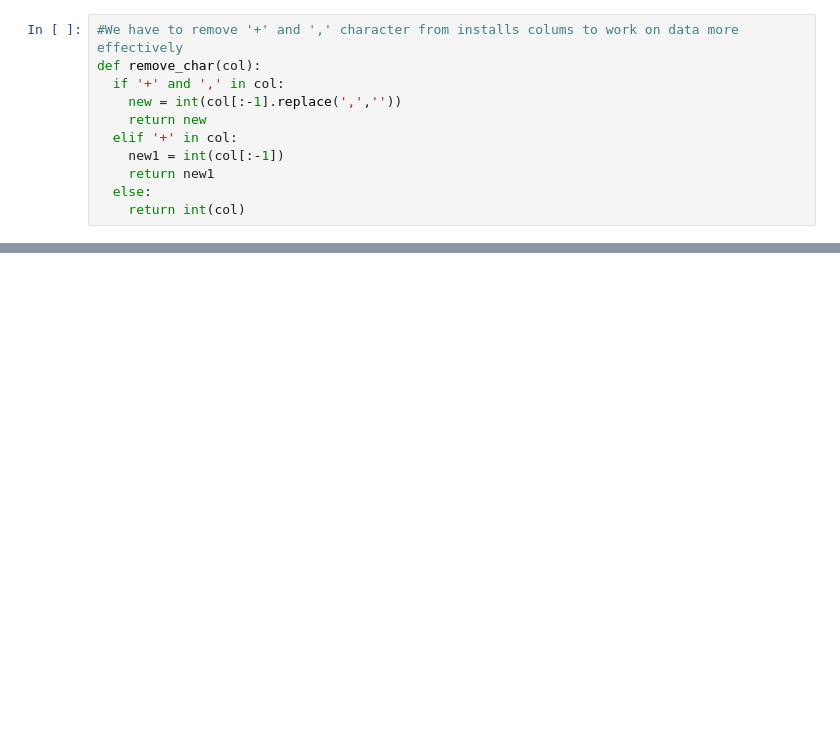
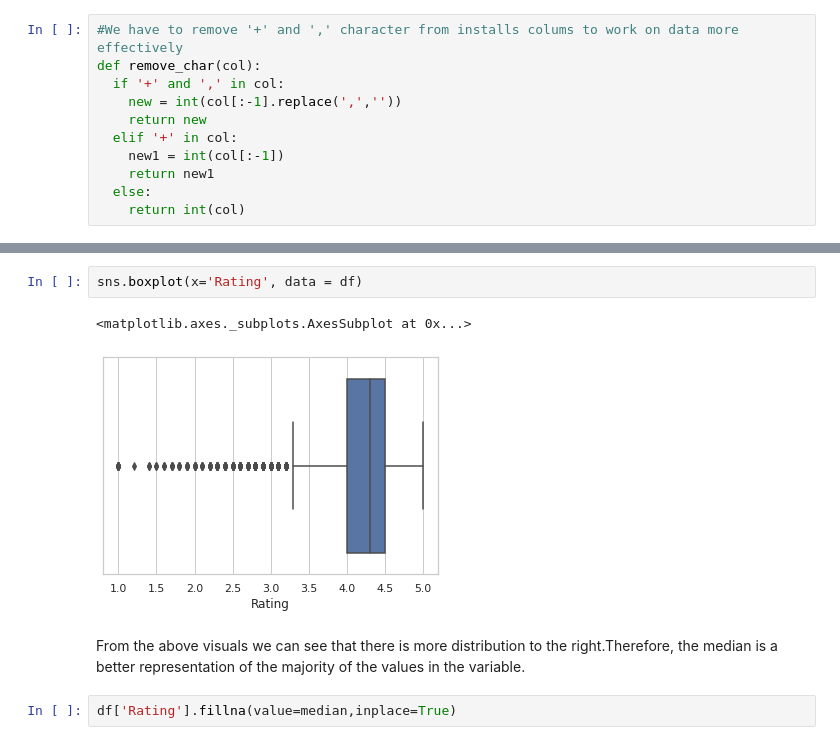
Before and after one commit to Koti-RK/Playstore-App-Review-Analysis, a Jupyter notebook: PlayStore_App_Review_Analysis_Capstone_Project.ipynb, the cells around one changed output, grey strips where cells are left out. Drawn from its saved outputs; the diff is of its cells as text; blank space fills up the shorter version.

```diff
--- a/PlayStore_App_Review_Analysis_Capstone_Project.ipynb
+++ b/PlayStore_App_Review_Analysis_Capstone_Project.ipynb
@@ -195,0 +307,9 @@ df.head()
+# %%
+sns.boxplot(x='Rating', data = df)
+# %% [output]
+<matplotlib.axes._subplots.AxesSubplot at 0x...>
+[figure, added]
+# %% [markdown]
+From the above visuals we can see that there is more distribution to the right.Therefore, the median is a better representation of the majority of the values in the variable.
+# %%
+df['Rating'].fillna(value=median,inplace=True)
```
Also changed, not shown: parts of 16 cells of this notebook.
